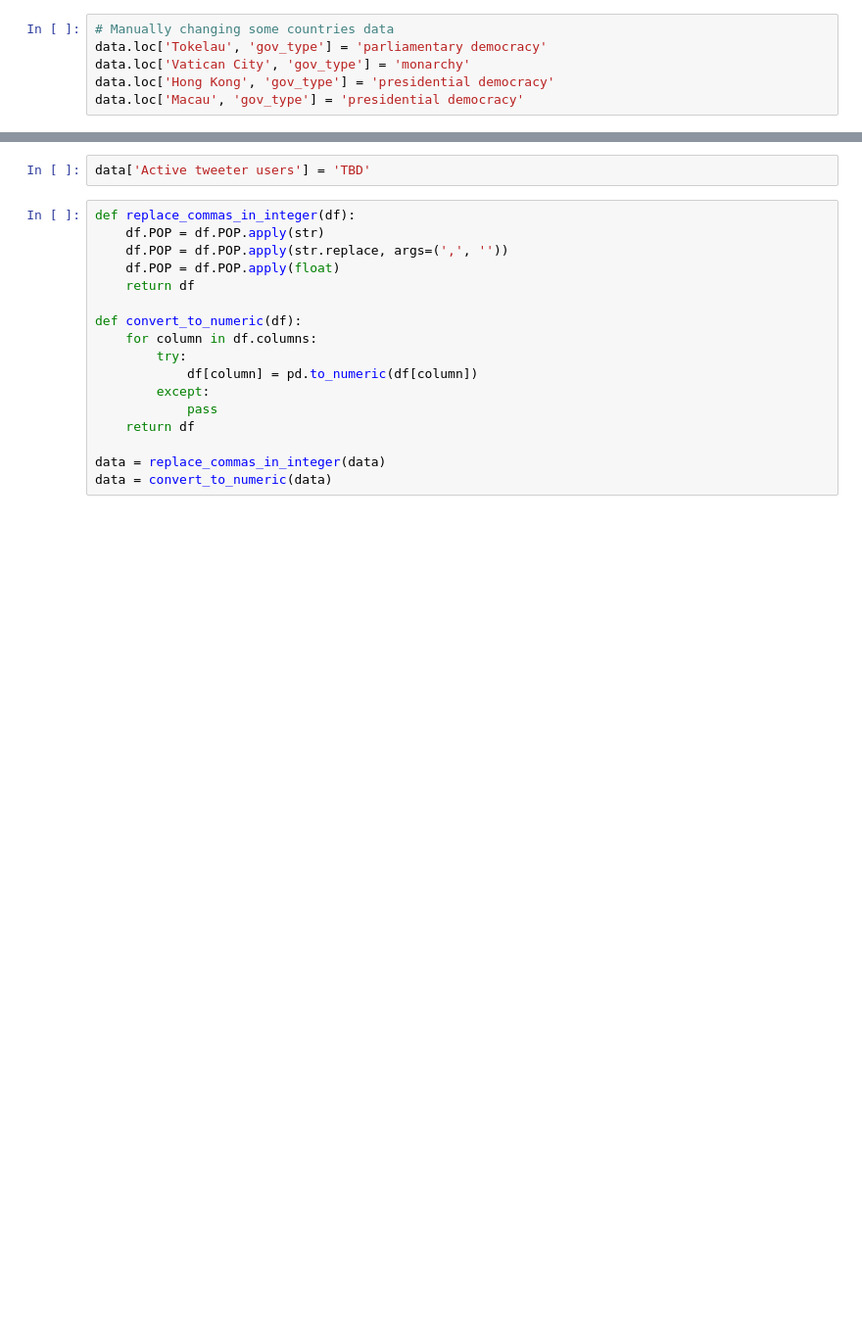
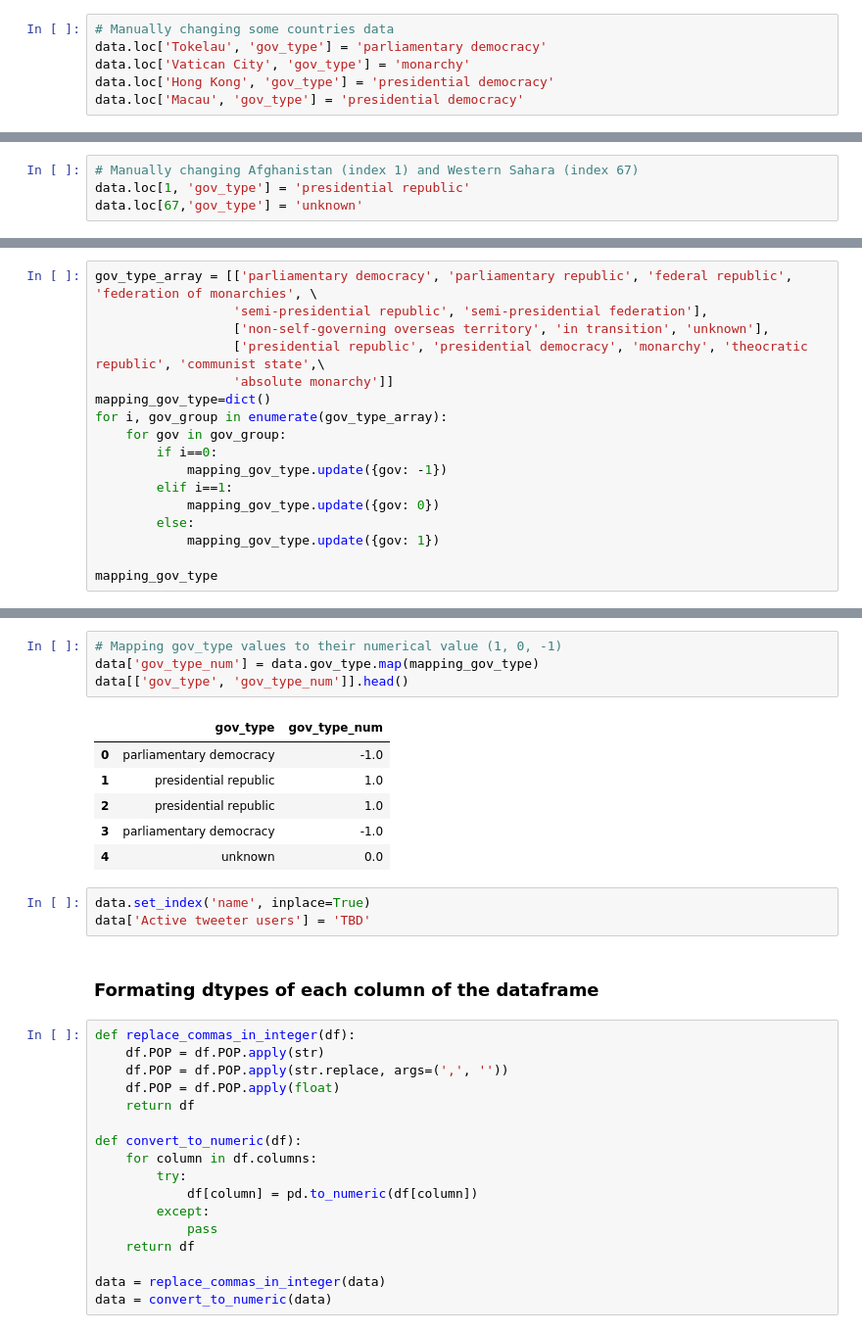
Before and after one commit to LailaHms/ADA2017_Homeworks, a Jupyter notebook: Project/DataEnriching/Country data gathering.ipynb, the cells around one changed output, grey strips where cells are left out. Shown at 98% size. Drawn from its saved outputs; the diff is of its cells as text; blank space fills up the shorter version.

```diff
--- a/Project/DataEnriching/Country data gathering.ipynb
+++ b/Project/DataEnriching/Country data gathering.ipynb
@@ -418,0 +433,4 @@ data.set_index('name', inplace=True)
+# %%
+# Manually changing Afghanistan (index 1) and Western Sahara (index 67)
+data.loc[1, 'gov_type'] = 'presidential republic'
+data.loc[67,'gov_type'] = 'unknown'
@@ -418,0 +464,17 @@ data.set_index('name', inplace=True)
+# %%
+gov_type_array = [['parliamentary democracy', 'parliamentary republic', 'federal republic', 'federation of monarchies', \
+                  'semi-presidential republic', 'semi-presidential federation'],
+                  ['non-self-governing overseas territory', 'in transition', 'unknown'],
+                  ['presidential republic', 'presidential democracy', 'monarchy', 'theocratic republic', 'communist state',\
+                  'absolute monarchy']]
+mapping_gov_type=dict()
+for i, gov_group in enumerate(gov_type_array):
+    for gov in gov_group:
+        if i==0:
+            mapping_gov_type.update({gov: -1})
+        elif i==1:
+            mapping_gov_type.update({gov: 0})
+        else:
+            mapping_gov_type.update({gov: 1})
+
+mapping_gov_type
@@ -419,5 +497,19 @@ data.set_index('name', inplace=True)
+# %%
+# Mapping gov_type values to their numerical value (1, 0, -1)
+data['gov_type_num'] = data.gov_type.map(mapping_gov_type)
+data[['gov_type', 'gov_type_num']].head()
+# %% [output]
+|  | gov_type | gov_type_num |
+| 0 | parliamentary democracy | -1.0 |
+| 1 | presidential republic | 1.0 |
+| 2 | presidential republic | 1.0 |
+| 3 | parliamentary democracy | -1.0 |
+| 4 | unknown | 0.0 |
 # %%
+data.set_index('name', inplace=True)
 data['Active tweeter users'] = 'TBD'
+# %% [markdown]
+### Formating dtypes of each column of the dataframe
 # %%
 def replace_commas_in_integer(df):
     df.POP = df.POP.apply(str)
```
Also changed, not shown: parts of 7 cells of this notebook, 1 other file.
